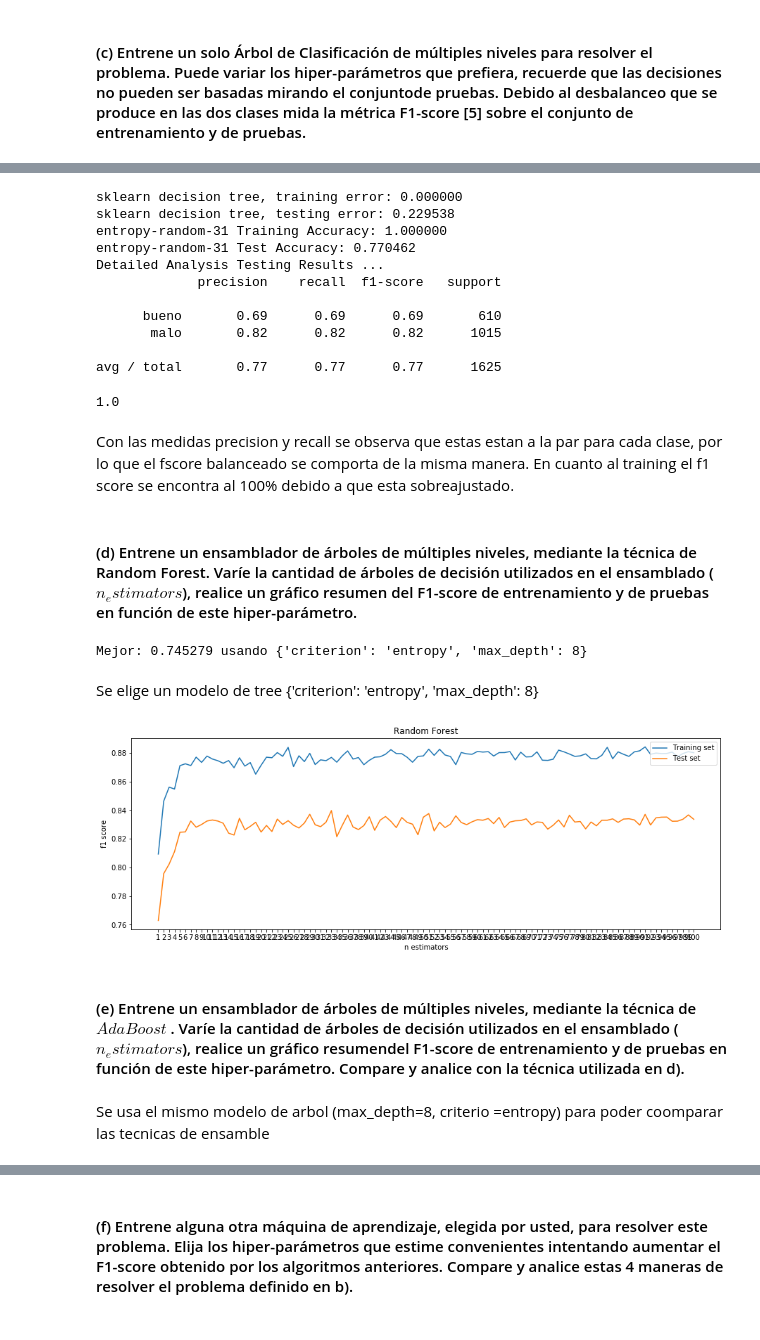
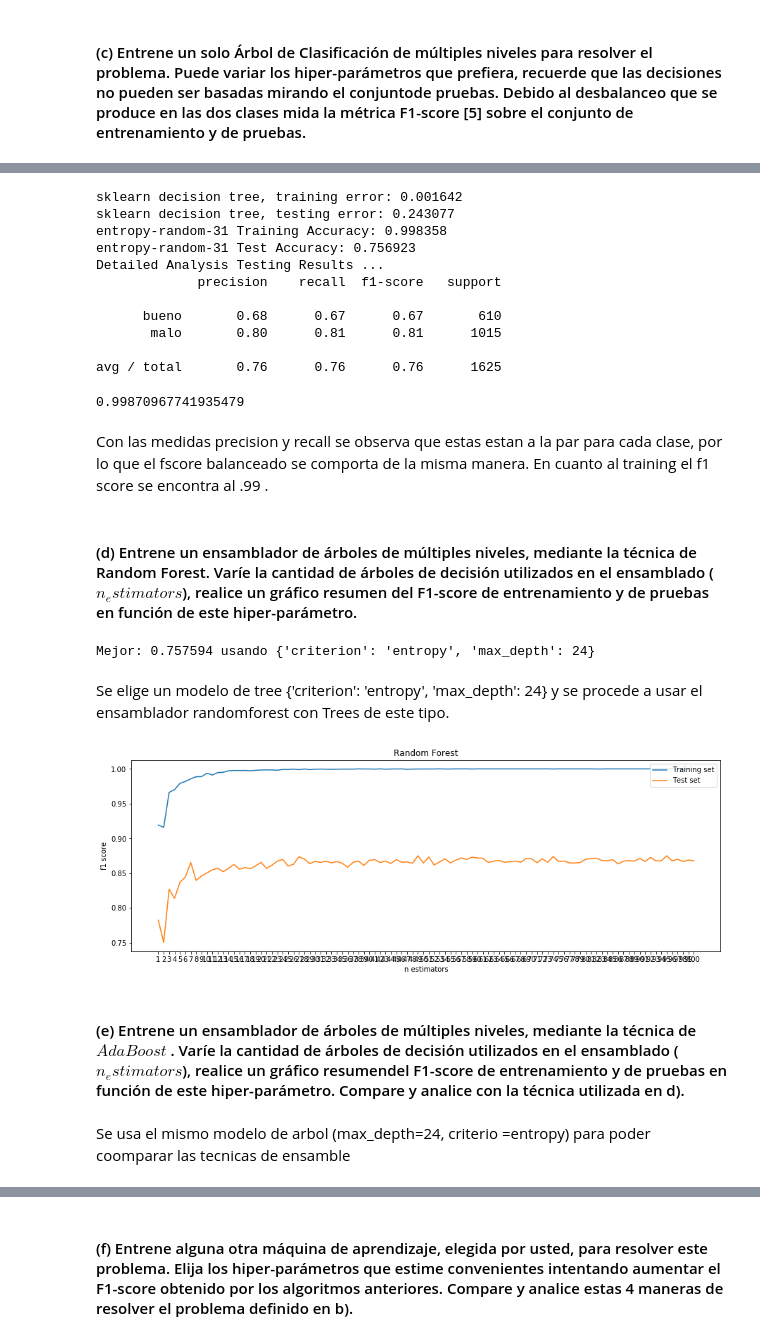
Before and after one commit to Caimapo/MachineLearning2017-02, a Jupyter notebook: Tarea 3/Parte 3.ipynb, the cells around one changed output, grey strips where cells are left out. Saved outputs shown, nothing was run; the diff lists cells and outputs as text; code cells hidden in the pictures.

```diff
--- a/Tarea 3/Parte 3.ipynb
+++ b/Tarea 3/Parte 3.ipynb
@@ -109,27 +151,27 @@ Se obtuvo (solo con los datos de training) que lo mejor que se adapta al modelo,
 # %%
-model = Tree(criterion='entropy',splitter='random',random_state=0,max_depth=31)
+model = Tree(criterion='gini',splitter='best',random_state=0,max_depth=22)
 model.fit(X_train,y_train)
 
 score_the_model(model,X_train,y_train,X_test,y_test,'entropy-random-31',['bueno','malo'])
 # %% [output]
-sklearn decision tree, training error: 0.000000
-sklearn decision tree, testing error: 0.229538
-entropy-random-31 Training Accuracy: 1.000000
-entropy-random-31 Test Accuracy: 0.770462
+sklearn decision tree, training error: 0.001642
+sklearn decision tree, testing error: 0.243077
+entropy-random-31 Training Accuracy: 0.998358
+entropy-random-31 Test Accuracy: 0.756923
 Detailed Analysis Testing Results ...
              precision    recall  f1-score   support
 
-      bueno       0.69      0.69      0.69       610
-       malo       0.82      0.82      0.82      1015
+      bueno       0.68      0.67      0.67       610
+       malo       0.80      0.81      0.81      1015
 
-avg / total       0.77      0.77      0.77      1625
+avg / total       0.76      0.76      0.76      1625
 # %%
 #f1_score(y_test, model.predict(X_test))
 f1_score(y_train,model.predict(X_train))
 # %% [output]
-1.0
+0.99870967741935479
 # %% [markdown]
-Con las medidas precision y recall se observa que estas estan a la par para cada clase, por lo que el fscore balanceado se comporta de la misma manera. En cuanto al training el f1 score se encontra al 100% debido a que esta sobreajustado.
+Con las medidas precision y recall se observa que estas estan a la par para cada clase, por lo que el fscore balanceado se comporta de la misma manera. En cuanto al training el f1 score se encontra al .99 .
 # %% [markdown]
 #### (d)  Entrene un ensamblador de árboles de múltiples niveles, mediante la técnica de Random Forest. Varíe la cantidad de árboles de decisión utilizados en el ensamblado ($n_estimators$), realice un gráfico resumen del F1-score de entrenamiento y de pruebas en función de este hiper-parámetro.
 # %%
@@ -138,7 +180,7 @@ criterion =['gini','entropy']
 N_t = range(1,50)
 model = Tree(random_state=0)
 param_grid = dict(criterion = criterion, max_depth=N_t)
-grid = GridSearchCV(estimator = model,param_grid=param_grid,n_jobs=-1)
+grid = GridSearchCV(estimator = model,param_grid=param_grid,n_jobs=-1,cv =5)
 grid_result = grid.fit(X_train,y_train)
 
 print('Mejor: %f usando %s '%(grid_result.best_score_,grid_result.best_params_))
@@ -146,39 +188,39 @@ means = grid_result.cv_results_['mean_test_score']
 stds = grid_result.cv_results_['std_test_score']
 params = grid_result.cv_results_['params']
 # %% [output]
-Mejor: 0.745279 usando {'criterion': 'entropy', 'max_depth': 8}
+Mejor: 0.757594 usando {'criterion': 'entropy', 'max_depth': 24}
 # %% [markdown]
-Se elige un modelo de tree {'criterion': 'entropy', 'max_depth': 8}
+Se elige un modelo de tree {'criterion': 'entropy', 'max_depth': 24} y se procede a usar el ensamblador randomforest con Trees de este tipo.
 # %%
 from sklearn.ensemble import RandomForestClassifier
 from sklearn.metrics import f1_score
 N_t = range(1,101)
 info_train = []
 info_test = []
 for n in N_t:
-    model = RandomForestClassifier(max_depth=8,criterion='entropy',n_estimators=n,n_jobs=-1)
+    model = RandomForestClassifier(max_depth=24,criterion='entropy',n_estimators=n,n_jobs=-1)
     model.fit(X_train,y_train)
     y_true = y_test
     y_pred = model.predict(X_test)
     info_train.append(f1_score(y_train, model.predict(X_train)))
     info_test.append(f1_score(y_true, y_pred))
 
 
 plt.figure( figsize=(15,5))
 plt.plot(N_t,info_train, label = "Training set")
 plt.plot(N_t,info_test, label = "Test set")
 plt.xticks(N_t)
 plt.xlabel('n estimators')
 plt.ylabel('f1 score')
 plt.title('Random Forest')
 plt.legend(loc = 'upper right')
 plt.show()
 # %% [output]
-[figure, old version]
+[figure, new version]
 # %% [markdown]
 #### (e)  Entrene  un  ensamblador  de  árboles  de  múltiples  niveles,  mediante  la  técnica  de $AdaBoost$ .  Varíe  la cantidad de árboles de decisión utilizados en el ensamblado ($n_estimators$), realice un gráfico resumendel F1-score de entrenamiento y de pruebas en función de este hiper-parámetro. Compare y analice con la técnica utilizada en d).
 # %% [markdown]
-Se usa el mismo modelo de arbol (max_depth=8, criterio =entropy) para poder coomparar las tecnicas de ensamble
+Se usa el mismo modelo de arbol (max_depth=24, criterio =entropy) para poder coomparar las tecnicas de ensamble
 # %%
 from sklearn.ensemble import AdaBoostClassifier
 N_t = range(1,101)
```
Also changed, not shown: parts of 11 cells of this notebook, 1 other file.
